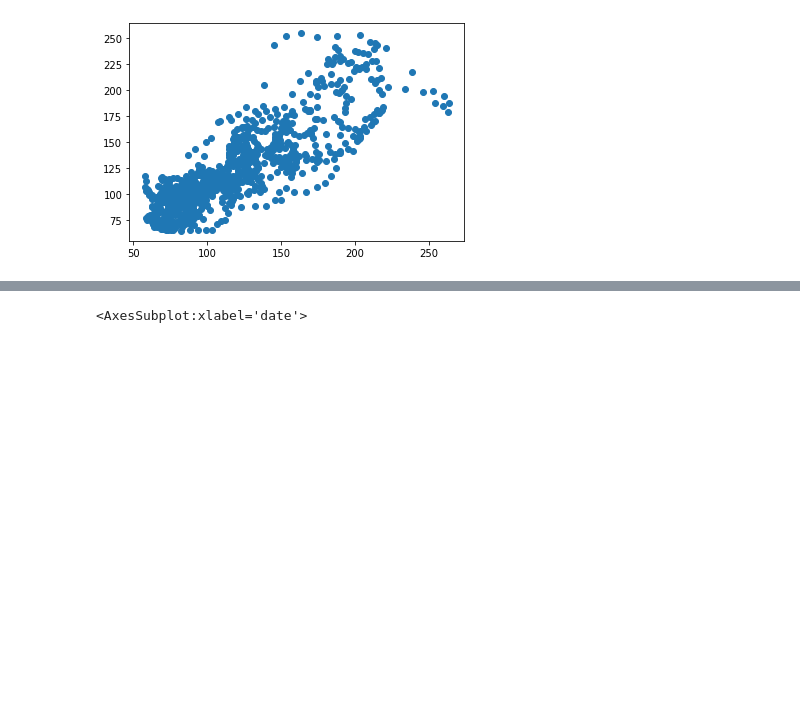
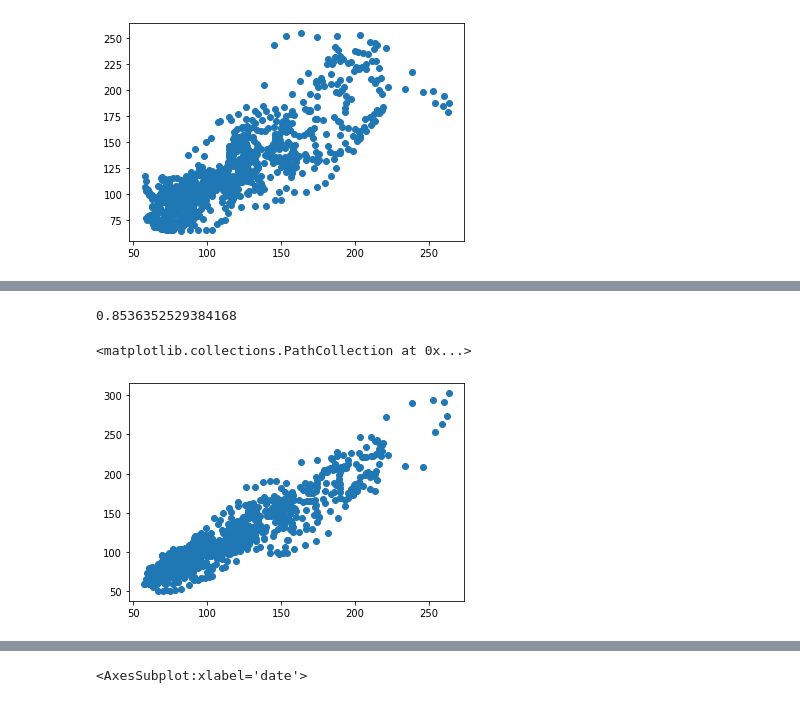
Before and after one commit to SjoerdGn/str-flow-pred-and-control, a Jupyter notebook: data_exploration/exporations_Murray_bb.ipynb, the cells around one changed output, grey strips where cells are left out. Drawn from its saved outputs; the diff is of its cells as text; code cells hidden in the pictures; blank space fills up the shorter version.

```diff
--- a/data_exploration/exporations_Murray_bb.ipynb
+++ b/data_exploration/exporations_Murray_bb.ipynb
@@ -247,0 +270,11 @@ plt.scatter(y_valid, y_pred)
+# %%
+from sklearn.ensemble import GradientBoostingRegressor
+reg = GradientBoostingRegressor().fit(X_train, y_train)
+print(reg.score(X_valid, y_valid))
+y_pred = reg.predict(X_valid)
+
+plt.scatter(y_valid, y_pred)
+# %% [output]
+0.8536352529384168
+<matplotlib.collections.PathCollection at 0x...>
+[figure, added]
```
Also changed, not shown: parts of 9 cells of this notebook.
